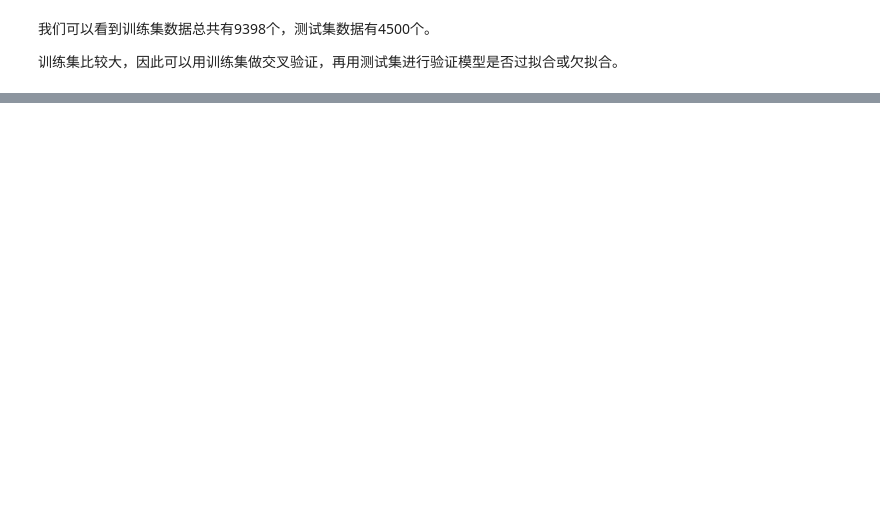
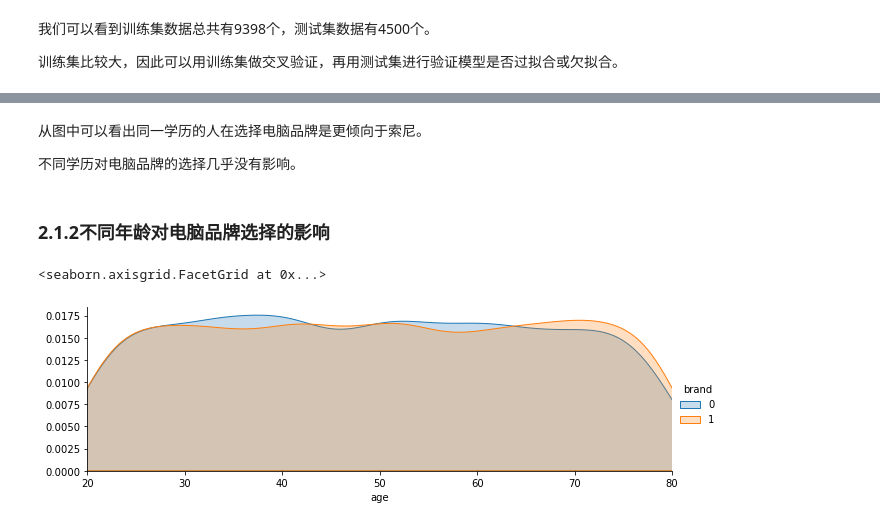
Before and after one commit to god13less/kaggle_competition, a Jupyter notebook: CommodityForecasting/version_0.ipynb, the cells around one changed output, grey strips where cells are left out. Saved outputs shown, nothing was run; the diff lists cells and outputs as text; code cells hidden in the pictures; blank space fills up the shorter version.

```diff
--- a/CommodityForecasting/version_0.ipynb
+++ b/CommodityForecasting/version_0.ipynb
@@ -515,0 +86,14 @@ ans.to_csv("predicted2.csv",index=False)
+# %% [markdown]
+从图中可以看出同一学历的人在选择电脑品牌是更倾向于索尼。
+
+不同学历对电脑品牌的选择几乎没有影响。
+# %% [markdown]
+### 2.1.2不同年龄对电脑品牌选择的影响
+# %%
+ageFacet=sns.FacetGrid(train_data,hue='brand',aspect=3)#创建坐标轴
+ageFacet.map(sns.kdeplot,'age',shade=True)#作图，选择图形的类型
+ageFacet.set(xlim=(20,train_data['age'].max()))#其他信息：坐标轴范围、标签等
+ageFacet.add_legend()
+# %% [output]
+<seaborn.axisgrid.FacetGrid at 0x...>
+[figure, added]
```
Also changed, not shown: parts of 137 cells of this notebook, 1 other file.
